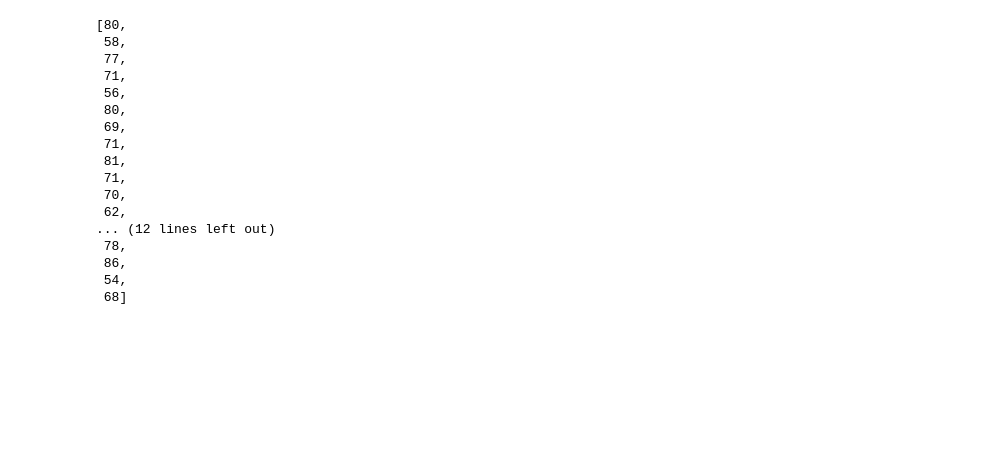
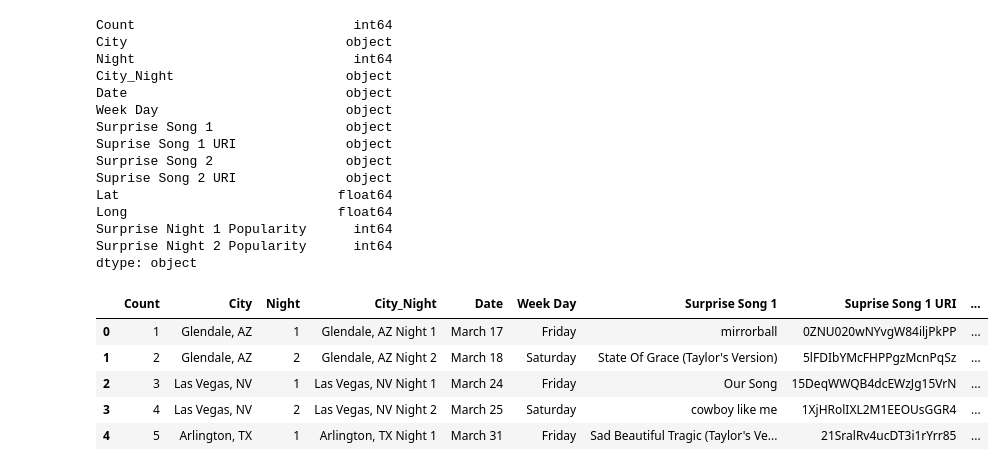
Before and after one commit to krice19/era_songs, a Jupyter notebook: suprise_songs_eras_tour.ipynb, the cells around one changed output. Saved outputs shown, nothing was run; the diff lists cells and outputs as text; code cells hidden in the pictures; blank space fills up the shorter version.

```diff
--- a/suprise_songs_eras_tour.ipynb
+++ b/suprise_songs_eras_tour.ipynb
@@ -73,3 +114,19 @@ for i in suprise1:
 # %%
-surprise1_pop = []
+df.dtypes
+# %% [output]
+Count                            int64
+City                            object
+Night                            int64
+City_Night                      object
+Date                            object
+Week Day                        object
+Surprise Song 1                 object
+Suprise Song 1 URI              object
+Surprise Song 2                 object
+Suprise Song 2 URI              object
+Lat                            float64
+Long                           float64
+Surprise Night 1 Popularity      int64
+Surprise Night 2 Popularity      int64
+dtype: object
 # %%
@@ -78,21 +134,10 @@ for i in range (0,len(surprise1_info)):
 # %%
-surprise1_pop
+df.head()
 # %% [output]
-[80,
- 58,
- 77,
- 71,
- 56,
- 80,
- 69,
- 71,
- 81,
- 71,
- 70,
- 62,
-... (12 lines left out)
- 78,
- 86,
- 54,
- 68]
+|  | Count | City | Night | City_Night | Date | Week Day | Surprise Song 1 | Suprise Song 1 URI | ... |
+| 0 | 1 | Glendale, AZ | 1 | Glendale, AZ Night 1 | March 17 | Friday | mirrorball | 0ZNU020wNYvgW84iljPkPP | ... |
+| 1 | 2 | Glendale, AZ | 2 | Glendale, AZ Night 2 | March 18 | Saturday | State Of Grace (Taylor's Version) | 5lFDIbYMcFHPPgzMcnPqSz | ... |
+| 2 | 3 | Las Vegas, NV | 1 | Las Vegas, NV Night 1 | March 24 | Friday | Our Song | 15DeqWWQB4dcEWzJg15VrN | ... |
+| 3 | 4 | Las Vegas, NV | 2 | Las Vegas, NV Night 2 | March 25 | Saturday | cowboy like me | 1XjHRolIXL2M1EEOUsGGR4 | ... |
+| 4 | 5 | Arlington, TX | 1 | Arlington, TX Night 1 | March 31 | Friday | Sad Beautiful Tragic (Taylor's Ve... | 21SralRv4ucDT3i1rYrr85 | ... |
 # %%
```
Also changed, not shown: parts of 21 cells of this notebook, 1 other file.
